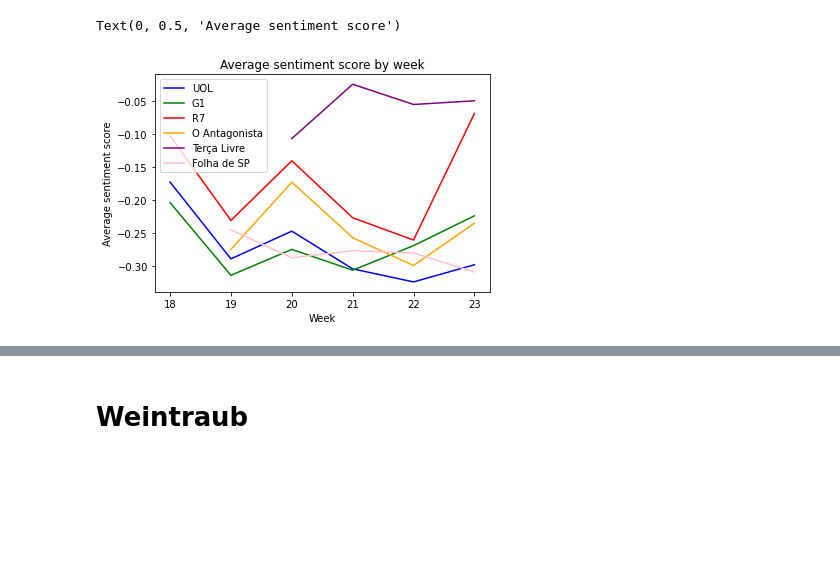
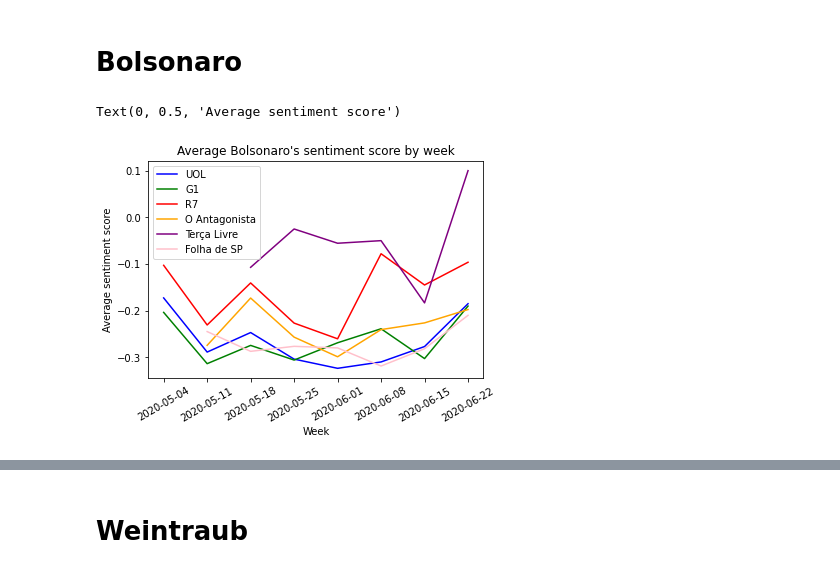
Before and after one commit to brunoluvizotto/politicians_analysis, a Jupyter notebook: data_analysis/analysis.ipynb, the cells around one changed output, grey strips where cells are left out. Drawn from its saved outputs; the diff is of its cells as text; code cells hidden in the pictures; blank space fills up the shorter version.

Commit message:
improvements to data analysis

```diff
--- a/data_analysis/analysis.ipynb
+++ b/data_analysis/analysis.ipynb
@@ -7,3 +8,18 @@ from job.transformation import transform
 # %%
 data = extract(config.GOOGLE_CREDENTIALS_POLITICIANS)
 sentiments_dict = transform(data["df"], data["websites"])
+# %%
+week_date_format = '%Y-%W-1'
+
+
+def set_brazilian_timezone(df):
+    df.loc[:, "onlineStartDate"] = df["onlineStartDate"].dt.tz_convert(
+        "America/Sao_Paulo")
+    df.loc[:, "onlineEndDate"] = df["onlineEndDate"].dt.tz_convert(
+        "America/Sao_Paulo")
+    return df
+
+
+def set_initial_analysis_date(df, isodate_str):
+    df = df[(df['onlineStartDate'] >= isodate_str)]
+    return df
@@ -10,40 +128,43 @@ sentiments_dict = transform(data["df"], data["websites"])
+# %% [markdown]
+# Bolsonaro
 # %%
 all_sentiments_dict = sentiments_dict["all"]
 
 df_uol_all = all_sentiments_dict["Bolsonaro"]["dfs"]["UOL"]
-df_uol_all["week"] = df_uol_all["onlineStartDate"].dt.strftime('%W')
+df_uol_all["week"] = df_uol_all["onlineStartDate"].dt.strftime(week_date_format).apply(lambda x: datetime.strptime(x, "%Y-%W-%w")).dt.strftime('%Y-%m-%d')
 df_uol_week_group = df_uol_all.groupby("week").describe()
 plt.plot(df_uol_week_group.index, df_uol_week_group["sentimentScore"]["mean"], color="blue")
 
 df_g1_all = all_sentiments_dict["Bolsonaro"]["dfs"]["G1"]
-df_g1_all["week"] = df_g1_all["onlineStartDate"].dt.strftime('%W')
+df_g1_all["week"] = df_g1_all["onlineStartDate"].dt.strftime(week_date_format).apply(lambda x: datetime.strptime(x, "%Y-%W-%w")).dt.strftime('%Y-%m-%d')
 df_g1_week_group = df_g1_all.groupby("week").describe()
 plt.plot(df_g1_week_group.index, df_g1_week_group["sentimentScore"]["mean"], color="green")
 
 df_r7_all = all_sentiments_dict["Bolsonaro"]["dfs"]["R7"]
-df_r7_all["week"] = df_r7_all["onlineStartDate"].dt.strftime('%W')
+df_r7_all["week"] = df_r7_all["onlineStartDate"].dt.strftime(week_date_format).apply(lambda x: datetime.strptime(x, "%Y-%W-%w")).dt.strftime('%Y-%m-%d')
 df_r7_week_group = df_r7_all.groupby("week").describe()
 plt.plot(df_r7_week_group.index, df_r7_week_group["sentimentScore"]["mean"], color="red")
 
 df_antagonista_all = all_sentiments_dict["Bolsonaro"]["dfs"]["O Antagonista"]
-df_antagonista_all["week"] = df_antagonista_all["onlineStartDate"].dt.strftime('%W')
+df_antagonista_all["week"] = df_antagonista_all["onlineStartDate"].dt.strftime(week_date_format).apply(lambda x: datetime.strptime(x, "%Y-%W-%w")).dt.strftime('%Y-%m-%d')
 df_antagonista_week_group = df_antagonista_all.groupby("week").describe()
 plt.plot(df_antagonista_week_group.index, df_antagonista_week_group["sentimentScore"]["mean"], color="orange")
 
 df_tercalivre_all = all_sentiments_dict["Bolsonaro"]["dfs"]["Terça Livre"]
-df_tercalivre_all["week"] = df_tercalivre_all["onlineStartDate"].dt.strftime('%W')
+df_tercalivre_all["week"] = df_tercalivre_all["onlineStartDate"].dt.strftime(week_date_format).apply(lambda x: datetime.strptime(x, "%Y-%W-%w")).dt.strftime('%Y-%m-%d')
 df_tercalivre_week_group = df_tercalivre_all.groupby("week").describe()
 plt.plot(df_tercalivre_week_group.index, df_tercalivre_week_group["sentimentScore"]["mean"], color="purple")
 
 df_folha_all = all_sentiments_dict["Bolsonaro"]["dfs"]["Folha de SP"]
-df_folha_all["week"] = df_folha_all["onlineStartDate"].dt.strftime('%W')
+df_folha_all["week"] = df_folha_all["onlineStartDate"].dt.strftime(week_date_format).apply(lambda x: datetime.strptime(x, "%Y-%W-%w")).dt.strftime('%Y-%m-%d')
 df_folha_week_group = df_folha_all.groupby("week").describe()
 plt.plot(df_folha_week_group.index, df_folha_week_group["sentimentScore"]["mean"], color="pink")
 
 plt.legend(["UOL", "G1", "R7", "O Antagonista", "Terça Livre", "Folha de SP"])
-plt.title("Average sentiment score by week")
+plt.title("Average Bolsonaro's sentiment score by week")
 plt.xlabel("Week")
+plt.xticks(rotation=30)
 plt.ylabel("Average sentiment score")
 # %% [output]
 Text(0, 0.5, 'Average sentiment score')
-[figure, old version]
+[figure, new version]
```
Also changed, not shown: parts of 29 cells of this notebook, 3 other files.
